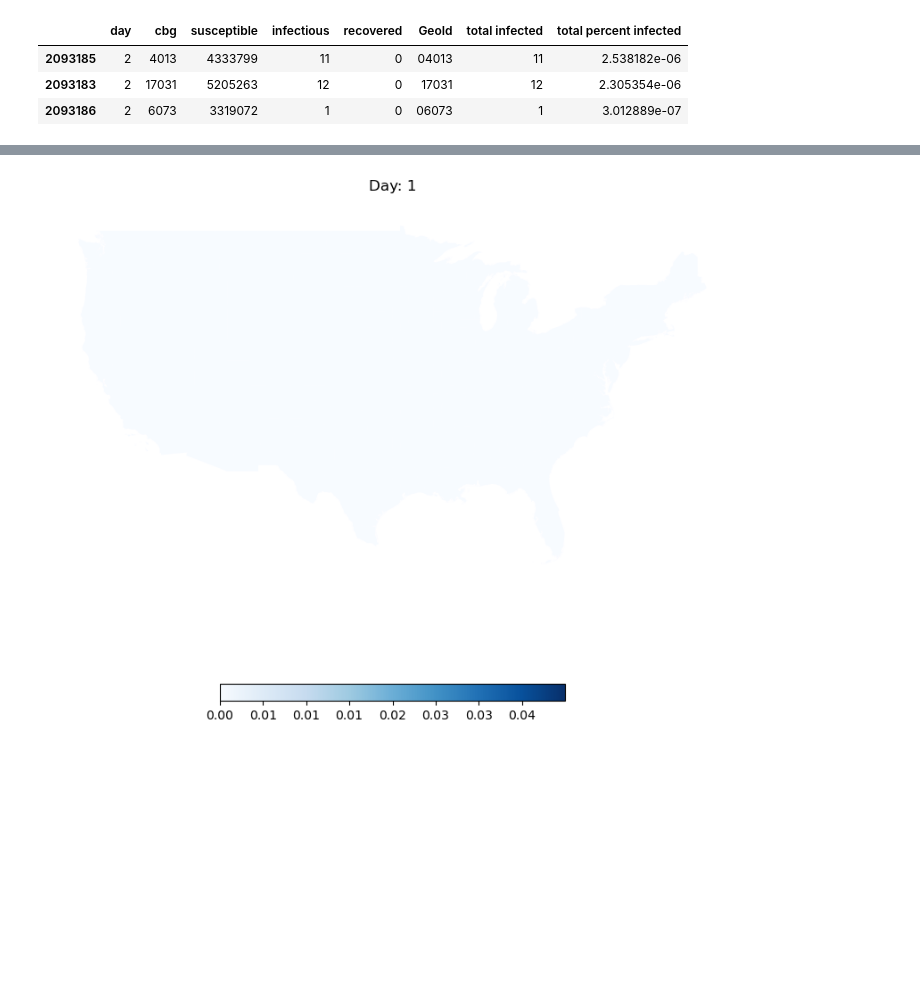
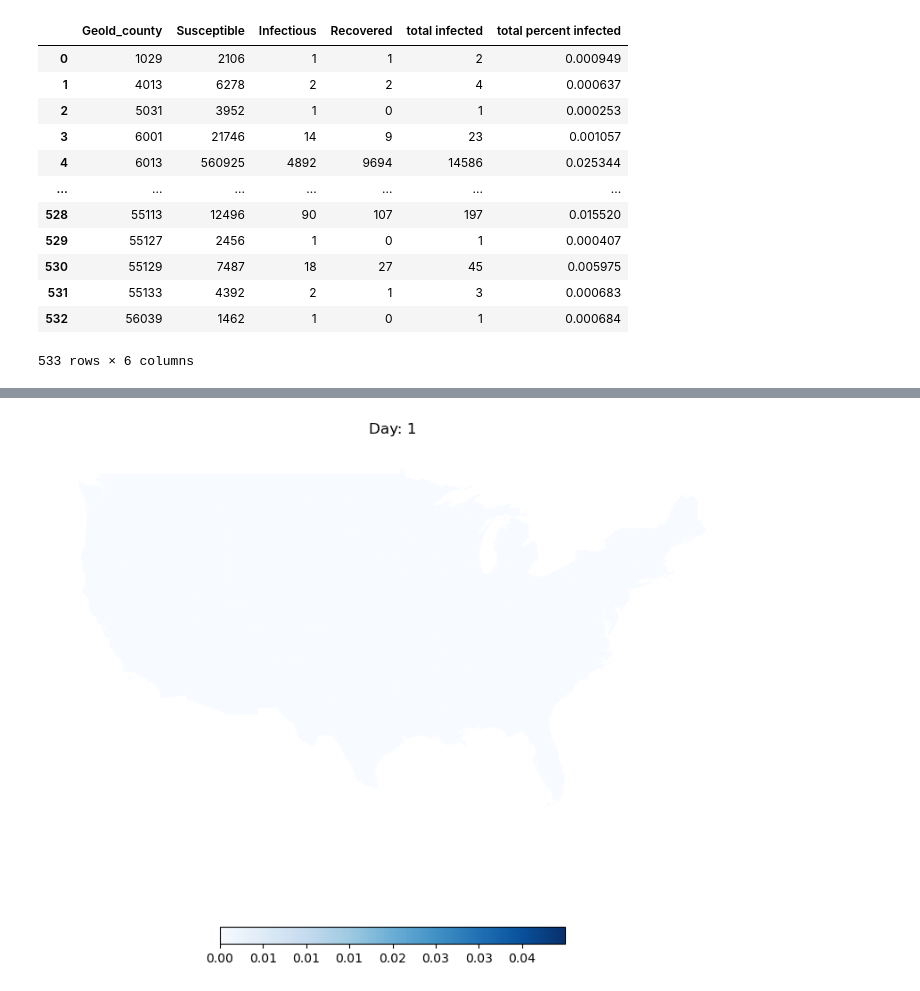
Before and after one commit to RuochenKong/Compartmental-Infectious-Disease-Simulation, a Jupyter notebook: simu_headless/viz_simu_results.ipynb, the cells around one changed output, grey strips where cells are left out. Drawn from its saved outputs; the diff is of its cells as text; code cells hidden in the pictures; blank space fills up the shorter version.

```diff
--- a/simu_headless/viz_simu_results.ipynb
+++ b/simu_headless/viz_simu_results.ipynb
@@ -7,20 +7,33 @@ import geopandas as gpd
 # %%
 map_df = gpd.read_file('../src_data/us_county_mainland/us_county.shp')
 # %%
-simu_case_df = pd.read_csv('county_w_init_180/simu_3.csv')
-simu_case_df['GeoId'] = simu_case_df['cbg'].apply(lambda x: '%05d'%x)
+simu_case_df = pd.read_csv('../statistical_approach/test/simu_1_region_level.csv', dtype={'GeoId':str})
+simu_case_df['GeoId_county'] = simu_case_df['GeoId'].apply(lambda x: int(x[:5]))
 simu_case_df = simu_case_df.iloc[::-1].reset_index(drop=True)
-simu_case_df['total infected'] = simu_case_df['infectious'] + simu_case_df['recovered']
-simu_case_df['total percent infected'] = simu_case_df['total infected'] / (simu_case_df['total infected'] + simu_case_df['susceptible'])
-simu_case_df =  simu_case_df.sort_values(by = 'day', ascending=True)
+# simu_case_df['total infected'] = simu_case_df['Infectious'] + simu_case_df['Recovered']
+# simu_case_df['total percent infected'] = simu_case_df['total infected'] / (simu_case_df['total infected'] + simu_case_df['Susceptible'])
+simu_case_df =  simu_case_df.sort_values(by = 'Day', ascending=True)
 # %%
-single_day_df = simu_case_df[simu_case_df['day'] == 2]
-single_day_df.drop_duplicates(subset=['cbg'])
+single_day_df = simu_case_df[simu_case_df['Day'] == 180]
+single_day_df = single_day_df.groupby('GeoId_county')[['Susceptible', 'Infectious', 'Recovered']].sum(['Susceptible', 'Infectious', 'Recovered']).reset_index()
+single_day_df['total infected'] = single_day_df['Infectious'] + single_day_df['Recovered']
+single_day_df['total percent infected'] = single_day_df['total infected'] / (single_day_df['total infected'] + single_day_df['Susceptible'])
+single_day_df['GeoId_county'] = single_day_df['GeoId_county'].apply(lambda x: int(x))
+single_day_df
 # %% [output]
-|  | day | cbg | susceptible | infectious | recovered | GeoId | total infected | total percent infected |
-| 2093185 | 2 | 4013 | 4333799 | 11 | 0 | 04013 | 11 | 2.538182e-06 |
-| 2093183 | 2 | 17031 | 5205263 | 12 | 0 | 17031 | 12 | 2.305354e-06 |
-| 2093186 | 2 | 6073 | 3319072 | 1 | 0 | 06073 | 1 | 3.012889e-07 |
+|  | GeoId_county | Susceptible | Infectious | Recovered | total infected | total percent infected |
+| 0 | 1029 | 2106 | 1 | 1 | 2 | 0.000949 |
+| 1 | 4013 | 6278 | 2 | 2 | 4 | 0.000637 |
+| 2 | 5031 | 3952 | 1 | 0 | 1 | 0.000253 |
+| 3 | 6001 | 21746 | 14 | 9 | 23 | 0.001057 |
+| 4 | 6013 | 560925 | 4892 | 9694 | 14586 | 0.025344 |
+| ... | ... | ... | ... | ... | ... | ... |
+| 528 | 55113 | 12496 | 90 | 107 | 197 | 0.015520 |
+| 529 | 55127 | 2456 | 1 | 0 | 1 | 0.000407 |
+| 530 | 55129 | 7487 | 18 | 27 | 45 | 0.005975 |
+| 531 | 55133 | 4392 | 2 | 1 | 3 | 0.000683 |
+| 532 | 56039 | 1462 | 1 | 0 | 1 | 0.000684 |
+533 rows × 6 columns
 # %%
 def plot_day(i):
     fig, ax = plt.subplots(figsize = (10,10))
```
Also changed, not shown: parts of 3 cells of this notebook, 4 other files.
